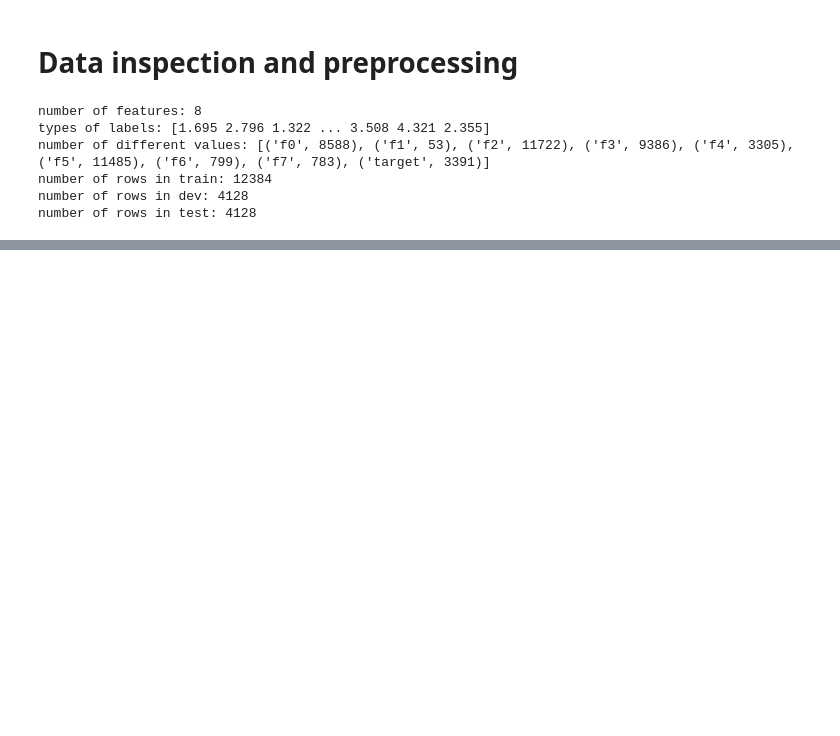
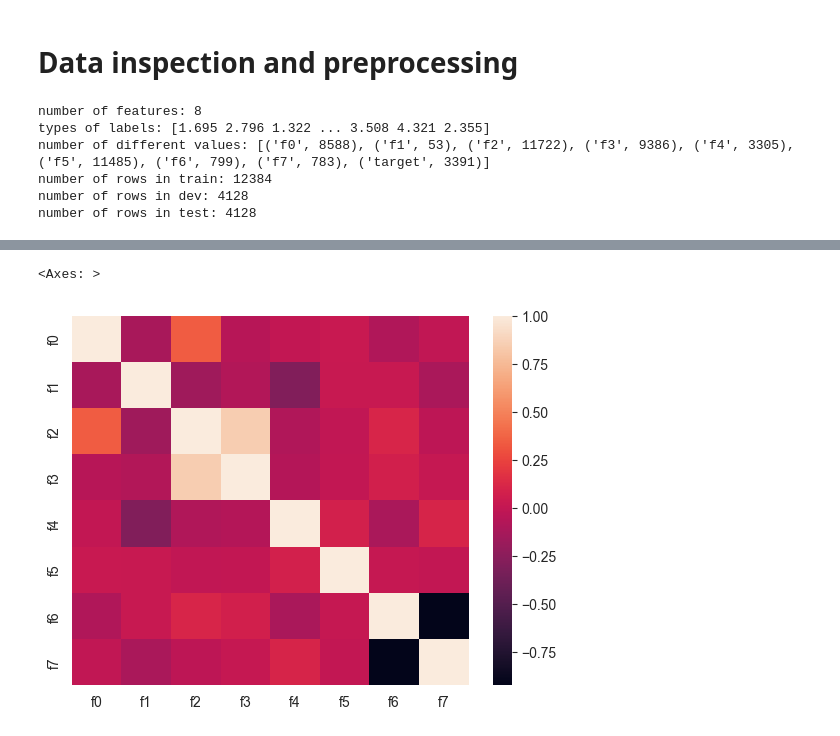
Before and after one commit to guy120494/AppliedMachineLearningCourseBGU, a Jupyter notebook: hw3/experiment.ipynb, the cells around one changed output, grey strips where cells are left out. Saved outputs shown, nothing was run; the diff lists cells and outputs as text; code cells hidden in the pictures; blank space fills up the shorter version.

```diff
--- a/hw3/experiment.ipynb
+++ b/hw3/experiment.ipynb
@@ -84,0 +90,11 @@ train.groupby('target').describe()
+# %%
+# Splitting the data into features and labels dataframes
+train_features, train_labels = train.drop('target', axis=1), train['target']
+dev_features, dev_labels = dev.drop('target', axis=1), dev['target']
+test_features, test_labels = test.drop('target', axis=1), test['target']
+# %%
+# Check for redundant feature. We decide against removing features since the correlations are not strong enough
+sns.heatmap(train_features.corr())
+# %% [output]
+<Axes: >
+[figure, added]
```
Also changed, not shown: parts of 9 cells of this notebook.
